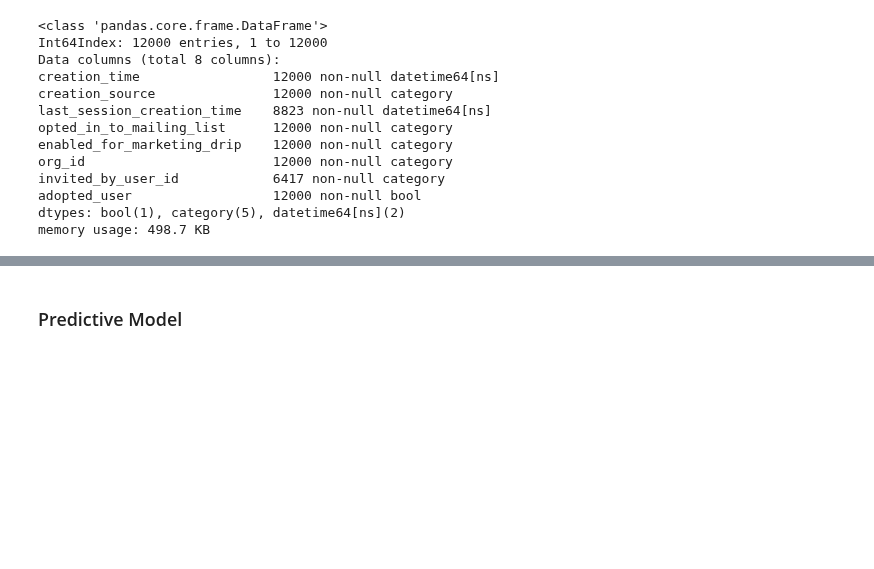
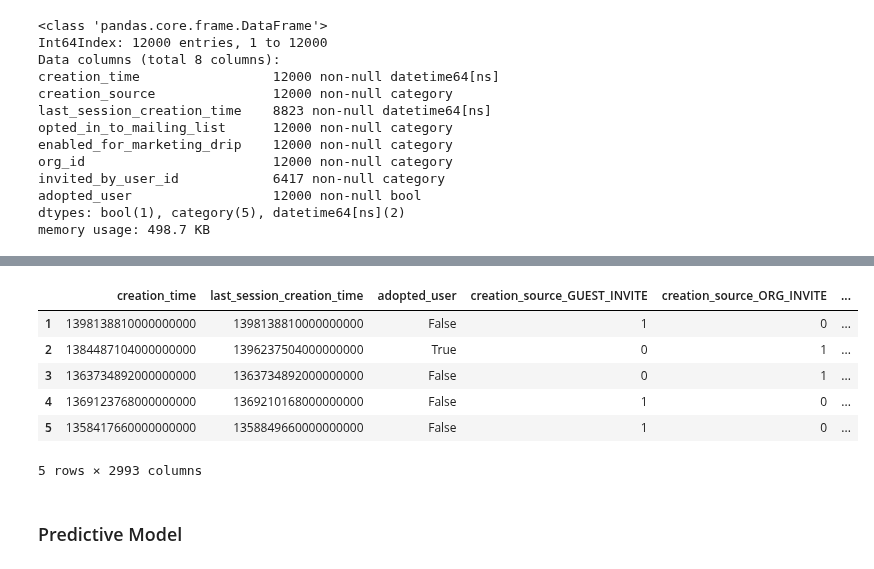
Before and after one commit to Tsolmon17/Springboard-Coursework, a Jupyter notebook: relax_challenge/relax-challenge.ipynb, the cells around one changed output, grey strips where cells are left out. Cells and saved outputs as stored; diff of their text form; code cells hidden in the pictures; blank space fills up the shorter version.

```diff
--- a/relax_challenge/relax-challenge.ipynb
+++ b/relax_challenge/relax-challenge.ipynb
@@ -363,3 +399,13 @@ memory usage: 498.7 KB
+# %%
+pred_df.head()
+# %% [output]
+|  | creation_time | last_session_creation_time | adopted_user | creation_source_GUEST_INVITE | creation_source_ORG_INVITE | ... |
+| 1 | 1398138810000000000 | 1398138810000000000 | False | 1 | 0 | ... |
+| 2 | 1384487104000000000 | 1396237504000000000 | True | 0 | 1 | ... |
+| 3 | 1363734892000000000 | 1363734892000000000 | False | 0 | 1 | ... |
+| 4 | 1369123768000000000 | 1369210168000000000 | False | 1 | 0 | ... |
+| 5 | 1358417660000000000 | 1358849660000000000 | False | 1 | 0 | ... |
+5 rows × 2993 columns
 # %% [markdown]
 ### Predictive Model
 # %%
```
Also changed, not shown: parts of 12 cells of this notebook.
